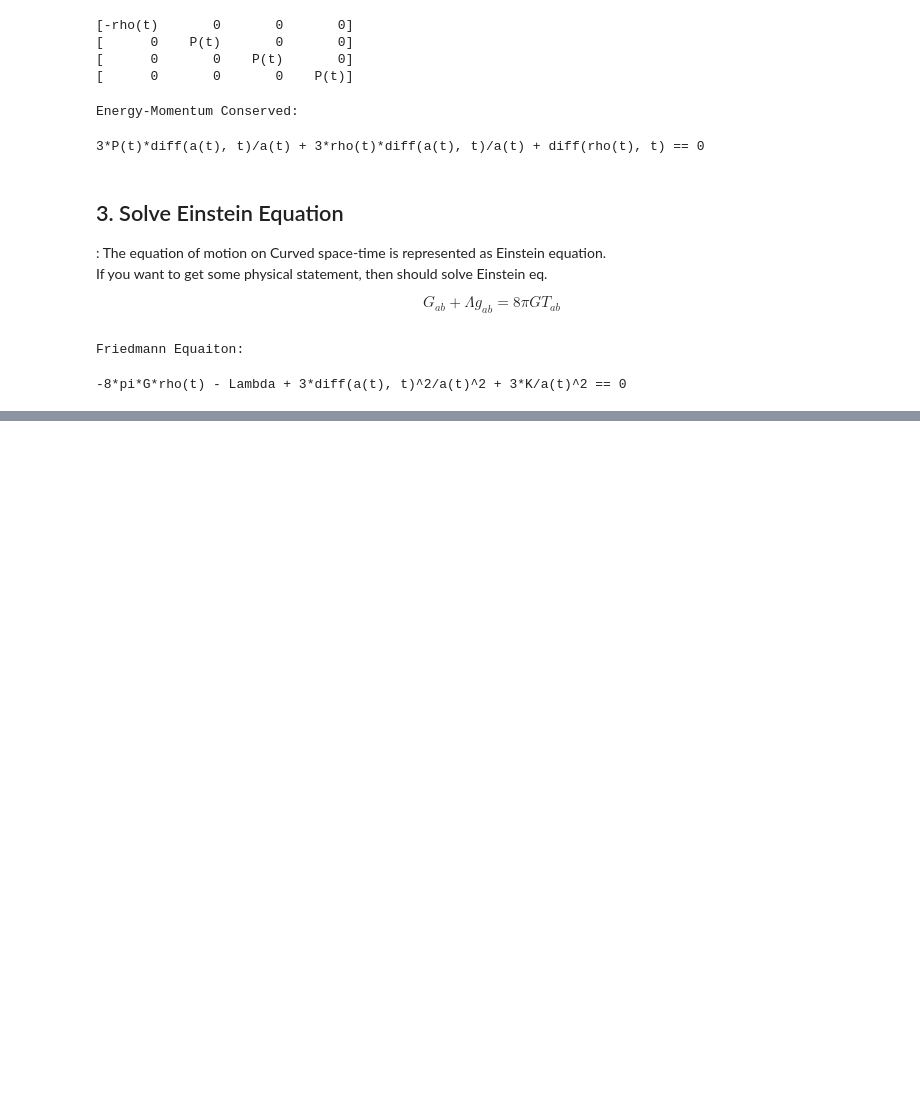
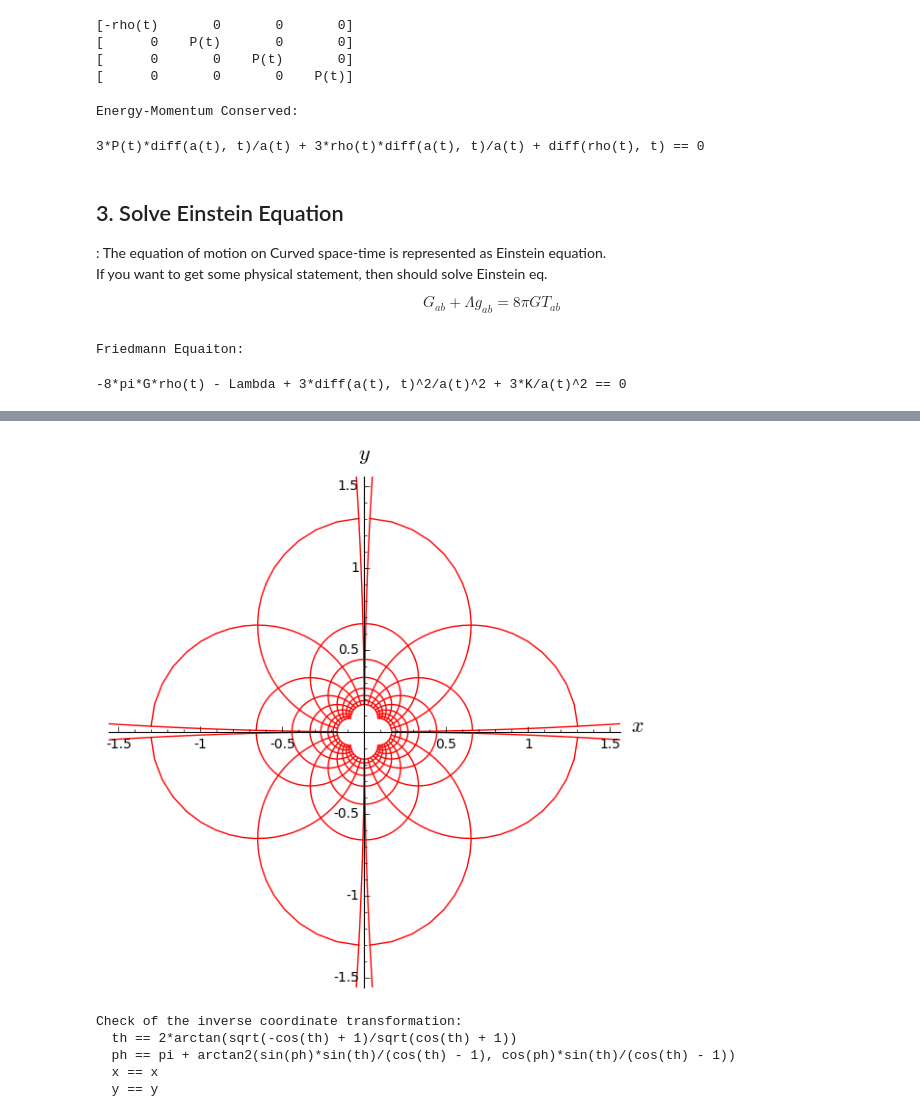
Before and after one commit to Axect/Sage, a Jupyter notebook: Gravity_PPT.ipynb, the cells around one changed output, grey strips where cells are left out. Cells and saved outputs as stored; diff of their text form; code cells hidden in the pictures; blank space fills up the shorter version.

```diff
--- a/Gravity_PPT.ipynb
+++ b/Gravity_PPT.ipynb
@@ -237,0 +280,32 @@ H^2 = \frac{8\pi G\rho}{3} - \frac{K}{a^2}
+# %%
+graphSN1 = stereoS_W.plot(stereoN, ranges={xp:[-6,-0.02], yp:[-6,-0.02]})
+graphSN2 = stereoS_W.plot(stereoN, ranges={xp:[-6,-0.02], yp:[0.02,6]})
+graphSN3 = stereoS_W.plot(stereoN, ranges={xp:[0.02,6], yp:[-6,-0.02]})
+graphSN4 = stereoS_W.plot(stereoN, ranges={xp:[0.02,6], yp:[0.02,6]})
+show(graphSN1+graphSN2+graphSN3+graphSN4,
+     xmin=-1.5, xmax=1.5, ymin=-1.5, ymax=1.5)
+# %% [output]
+[figure, added]
+# %%
+A = W.open_subset('A', coord_def={stereoN_W: (y!=0, x<0),
+                                  stereoS_W: (yp!=0, xp<0)})
+stereoN_A = stereoN_W.restrict(A)
+spher.<th,ph> = A.chart(r'th:(0,pi):\theta ph:(0,2*pi):\phi')
+
+spher_to_stereoN = spher.transition_map(stereoN_A,
+                                        (sin(th)*cos(ph)/(1-cos(th)),
+                                         sin(th)*sin(ph)/(1-cos(th))))
+
+spher_to_stereoN.set_inverse(2*atan(1/sqrt(x^2+y^2)), atan2(-y,-x)+pi,
+                             verbose=True)
+
+stereoN_to_S_A = stereoN_to_S.restrict(A)
+spher_to_stereoS = stereoN_to_S_A * spher_to_stereoN
+stereoS_to_N_A = stereoN_to_S.inverse().restrict(A)
+stereoS_to_spher = spher_to_stereoN.inverse() * stereoS_to_N_A
+# %% [output]
+Check of the inverse coordinate transformation:
+  th == 2*arctan(sqrt(-cos(th) + 1)/sqrt(cos(th) + 1))
+  ph == pi + arctan2(sin(ph)*sin(th)/(cos(th) - 1), cos(ph)*sin(th)/(cos(th) - 1))
+  x == x
+  y == y
```
Also changed, not shown: parts of 11 cells of this notebook, 1 other file.
